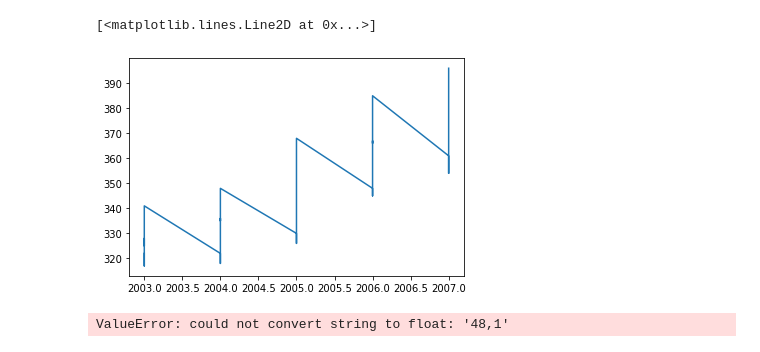
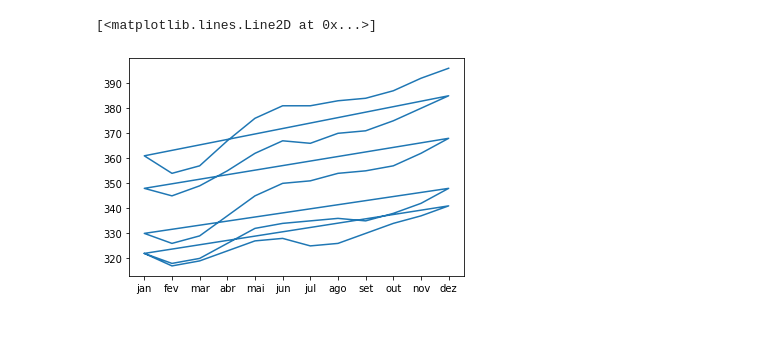
Before and after one commit to Lucaasfelipe/Modelos-Estatisticos, a Jupyter notebook: Série temporais.ipynb, the cells around one changed output. Saved outputs shown, nothing was run; the diff lists cells and outputs as text; code cells hidden in the pictures.

```diff
--- a/Série temporais.ipynb
+++ b/Série temporais.ipynb
@@ -22,6 +23,6 @@ Dados.head()
 # %%
 # Gráfico dos comercio por ano.
-plt.plot(Dados.Ano, Dados.Comercio)
+plt.plot(Dados.Mês, Dados.Comercio)
 # %% [output]
 [<matplotlib.lines.Line2D at 0x...>]
-[figure, old version]
+[figure, new version]
@@ -32,4 +29,2 @@ Dados['Metalurgia (INT)'] = 'Nan'
 # %%
-result = seasonal_decompose(Dados)
+result = Dados
-# %% [output]
-ValueError: could not convert string to float: '48,1'
```
Also changed, not shown: parts of 4 cells of this notebook, 1 other file.
